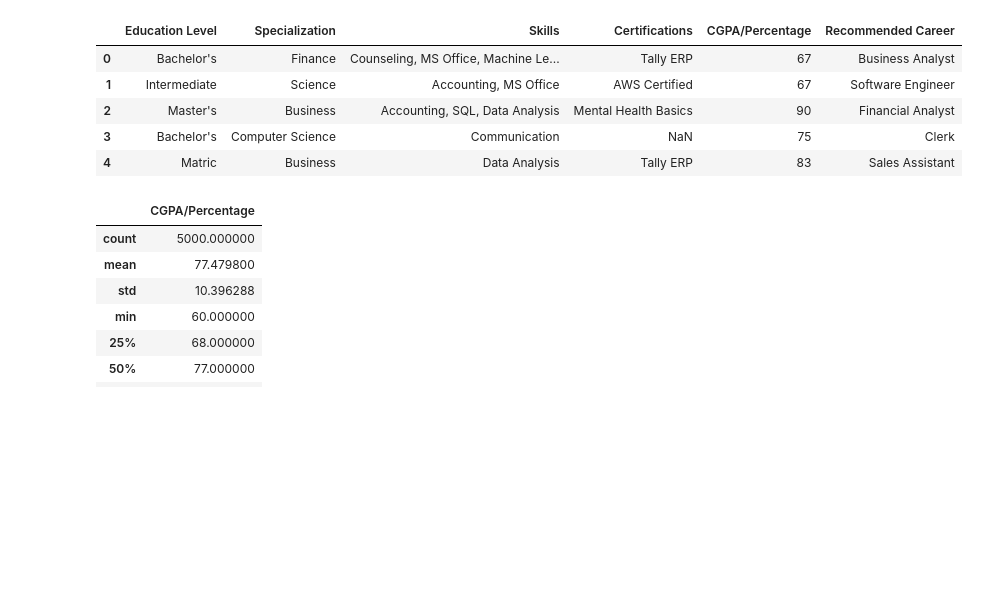
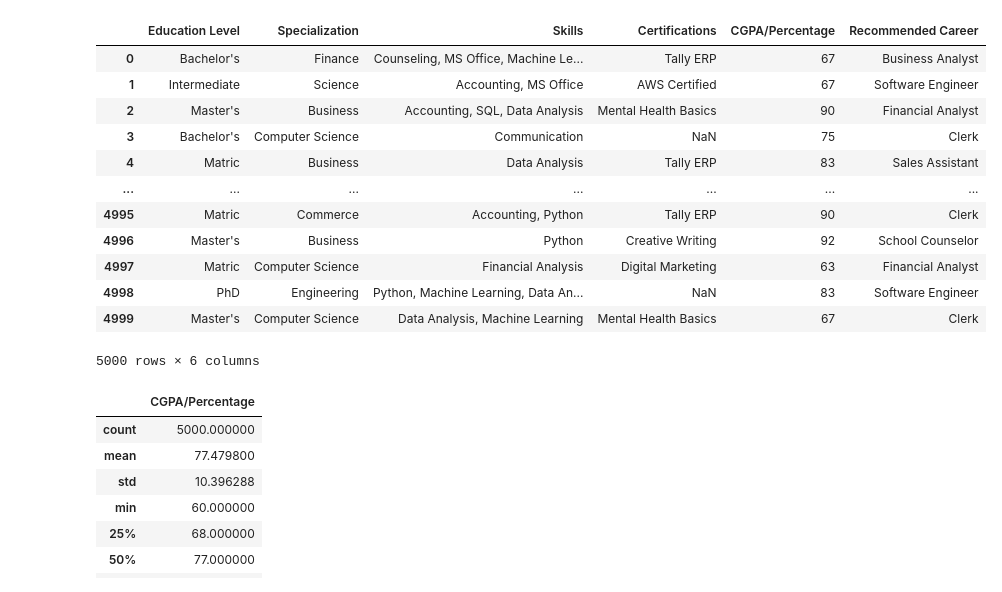
Before and after one commit to Tsonee/Career-path-recommendation, a Jupyter notebook: 01_Pretprocesiranje_i_analiza.ipynb, the cells around one changed output. Drawn from its saved outputs; the diff is of its cells as text; code cells hidden in the pictures; blank space fills up the shorter version.

```diff
--- a/01_Pretprocesiranje_i_analiza.ipynb
+++ b/01_Pretprocesiranje_i_analiza.ipynb
@@ -7,14 +7,21 @@ from sklearn import preprocessing
 # %%
 data = pd.read_excel("career_dataset_large.xlsx")
 # %%
-data.head()
+data
 # %% [output]
 |  | Education Level | Specialization | Skills | Certifications | CGPA/Percentage | Recommended Career |
 | 0 | Bachelor's | Finance | Counseling, MS Office, Machine Le... | Tally ERP | 67 | Business Analyst |
 | 1 | Intermediate | Science | Accounting, MS Office | AWS Certified | 67 | Software Engineer |
 | 2 | Master's | Business | Accounting, SQL, Data Analysis | Mental Health Basics | 90 | Financial Analyst |
 | 3 | Bachelor's | Computer Science | Communication | NaN | 75 | Clerk |
 | 4 | Matric | Business | Data Analysis | Tally ERP | 83 | Sales Assistant |
+| ... | ... | ... | ... | ... | ... | ... |
+| 4995 | Matric | Commerce | Accounting, Python | Tally ERP | 90 | Clerk |
+| 4996 | Master's | Business | Python | Creative Writing | 92 | School Counselor |
+| 4997 | Matric | Computer Science | Financial Analysis | Digital Marketing | 63 | Financial Analyst |
+| 4998 | PhD | Engineering | Python, Machine Learning, Data An... | NaN | 83 | Software Engineer |
+| 4999 | Master's | Computer Science | Data Analysis, Machine Learning | Mental Health Basics | 67 | Clerk |
+5000 rows × 6 columns
 # %%
 data.describe()
 # %% [output]
```
Also changed, not shown: 1 other file.
